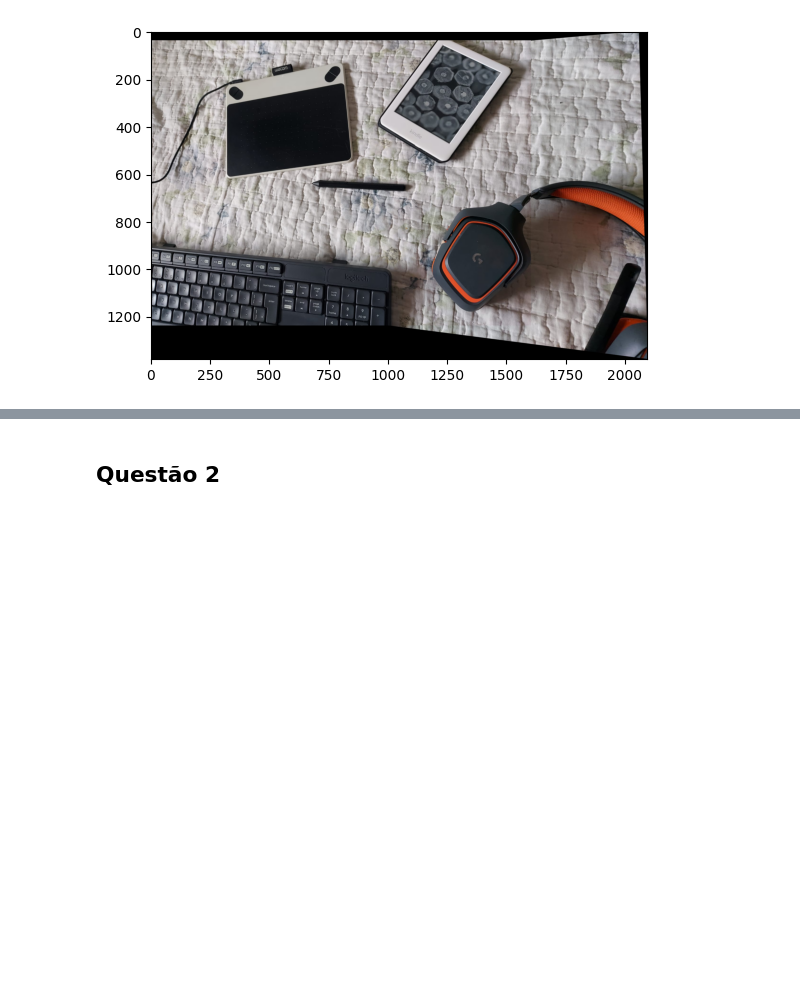
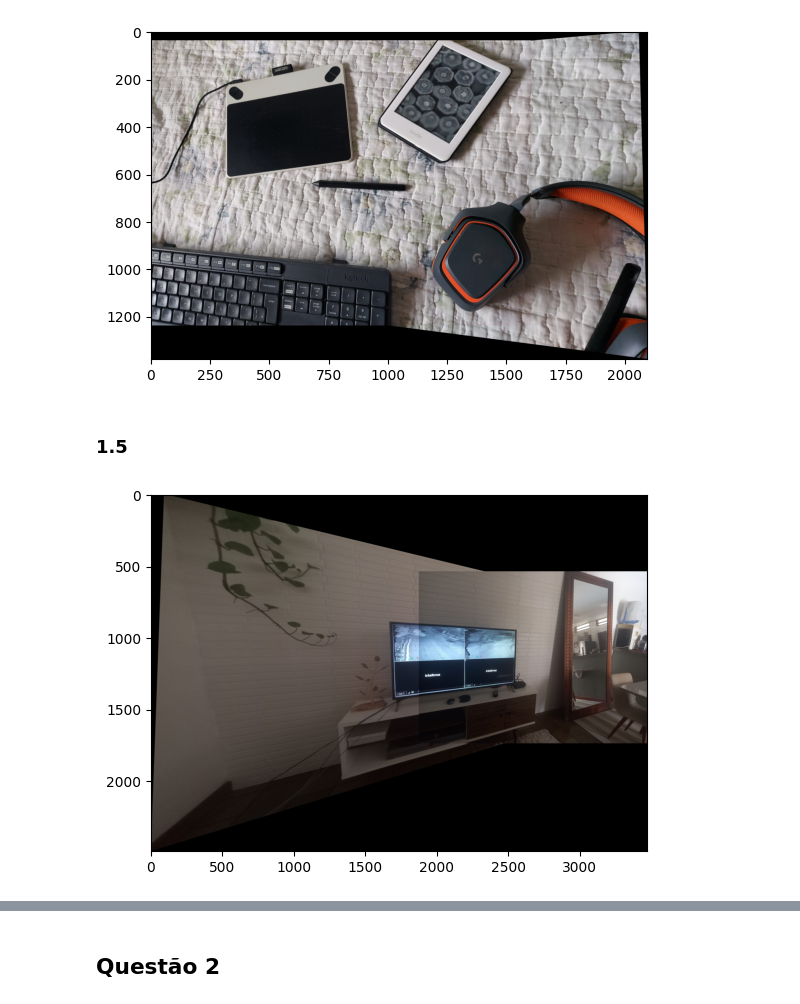
Before and after one commit to ghastcmd/computer-vision, a Jupyter notebook: list-3/lista3.ipynb, the cells around one changed output, grey strips where cells are left out. Drawn from its saved outputs; the diff is of its cells as text; code cells hidden in the pictures; blank space fills up the shorter version.

```diff
--- a/list-3/lista3.ipynb
+++ b/list-3/lista3.ipynb
@@ -11,3 +11,26 @@ IMAGES_PATH = './images'
 ic0 = cv2.imread(os.path.join(IMAGES_PATH, 'ic1.jpg'))
 ic1 = cv2.imread(os.path.join(IMAGES_PATH, 'ic2.jpg'))
 ic2 = cv2.imread(os.path.join(IMAGES_PATH, 'ic3.jpg'))
+
+p1 = cv2.imread(os.path.join(IMAGES_PATH, 'p1.jpeg'))
+p2 = cv2.imread(os.path.join(IMAGES_PATH, 'p2.jpeg'))
+
+m0 = cv2.imread(os.path.join(IMAGES_PATH, 'm3.jpeg'))
+m1 = cv2.imread(os.path.join(IMAGES_PATH, 'm1.jpeg'))
+m2 = cv2.imread(os.path.join(IMAGES_PATH, 'm2.jpeg'))
+
+kd0 = cv2.imread(os.path.join(IMAGES_PATH, 'kindle3.jpeg'))
+kd1 = cv2.imread(os.path.join(IMAGES_PATH, 'kindle1.jpeg'))
+kd2 = cv2.imread(os.path.join(IMAGES_PATH, 'kindle2.jpeg'))
+
+lan0 = cv2.imread(os.path.join(IMAGES_PATH, 'l3.jpeg'))
+lan1 = cv2.imread(os.path.join(IMAGES_PATH, 'l1.jpeg'))
+lan2 = cv2.imread(os.path.join(IMAGES_PATH, 'l2.jpeg'))
+
+cas0 = cv2.imread(os.path.join(IMAGES_PATH, 'cas3.jpeg'))
+cas1 = cv2.imread(os.path.join(IMAGES_PATH, 'cas1.jpeg'))
+cas2 = cv2.imread(os.path.join(IMAGES_PATH, 'cas2.jpeg'))
+
+tv0 = cv2.imread(os.path.join(IMAGES_PATH, 'tv3.jpeg'))
+tv1 = cv2.imread(os.path.join(IMAGES_PATH, 'tv1.jpeg'))
+tv2 = cv2.imread(os.path.join(IMAGES_PATH, 'tv2.jpeg'))
@@ -107,2 +129,8 @@ show_stitch(stitch_two_images(image7, image8))
 # %% [output]
 [figure]
+# %% [markdown]
+### 1.5
+# %%
+show_stitch(stitch_two_images(tv2, tv0))
+# %% [output]
+[figure, added]
```
Also changed, not shown: parts of 26 cells of this notebook, 17 other files.
